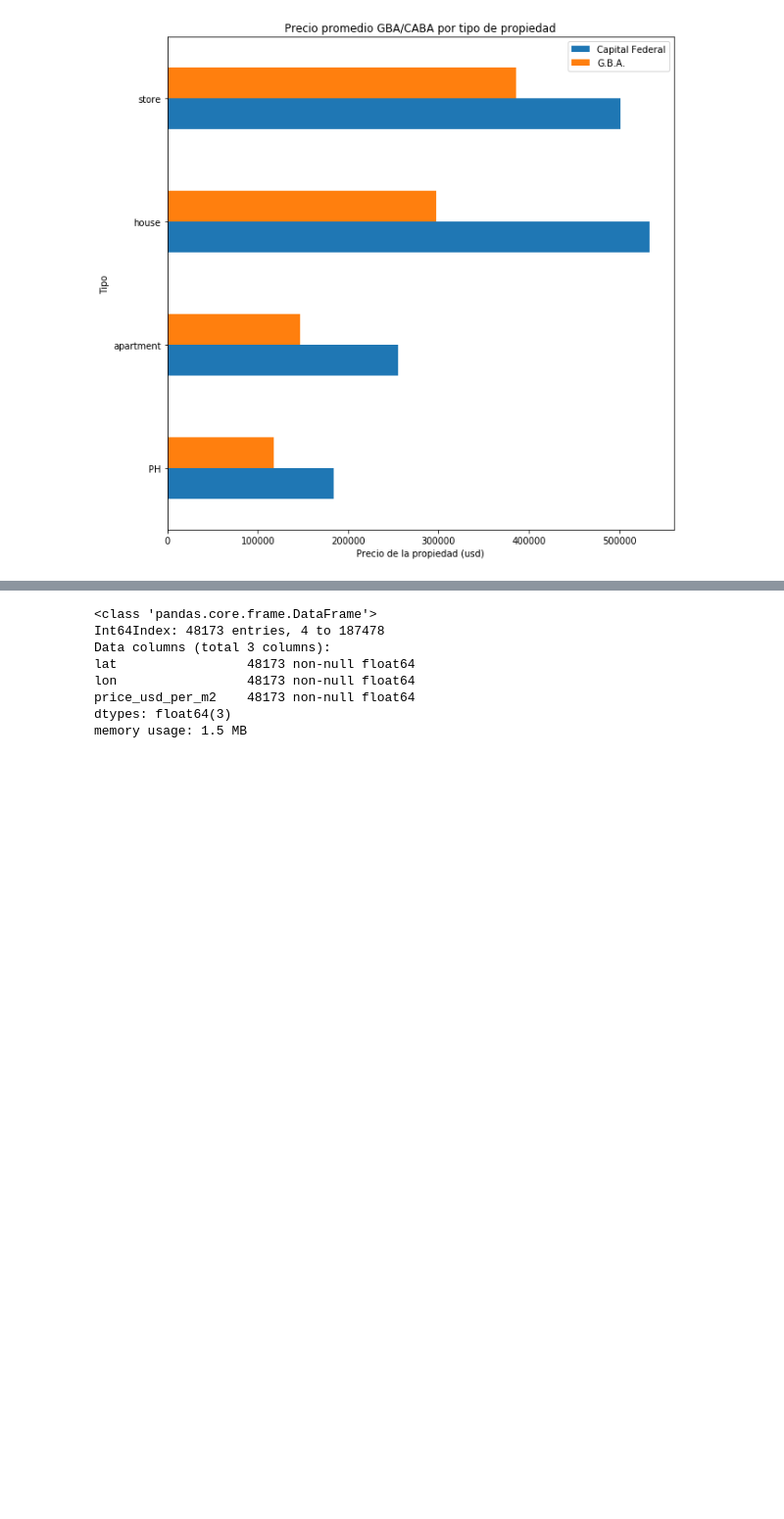
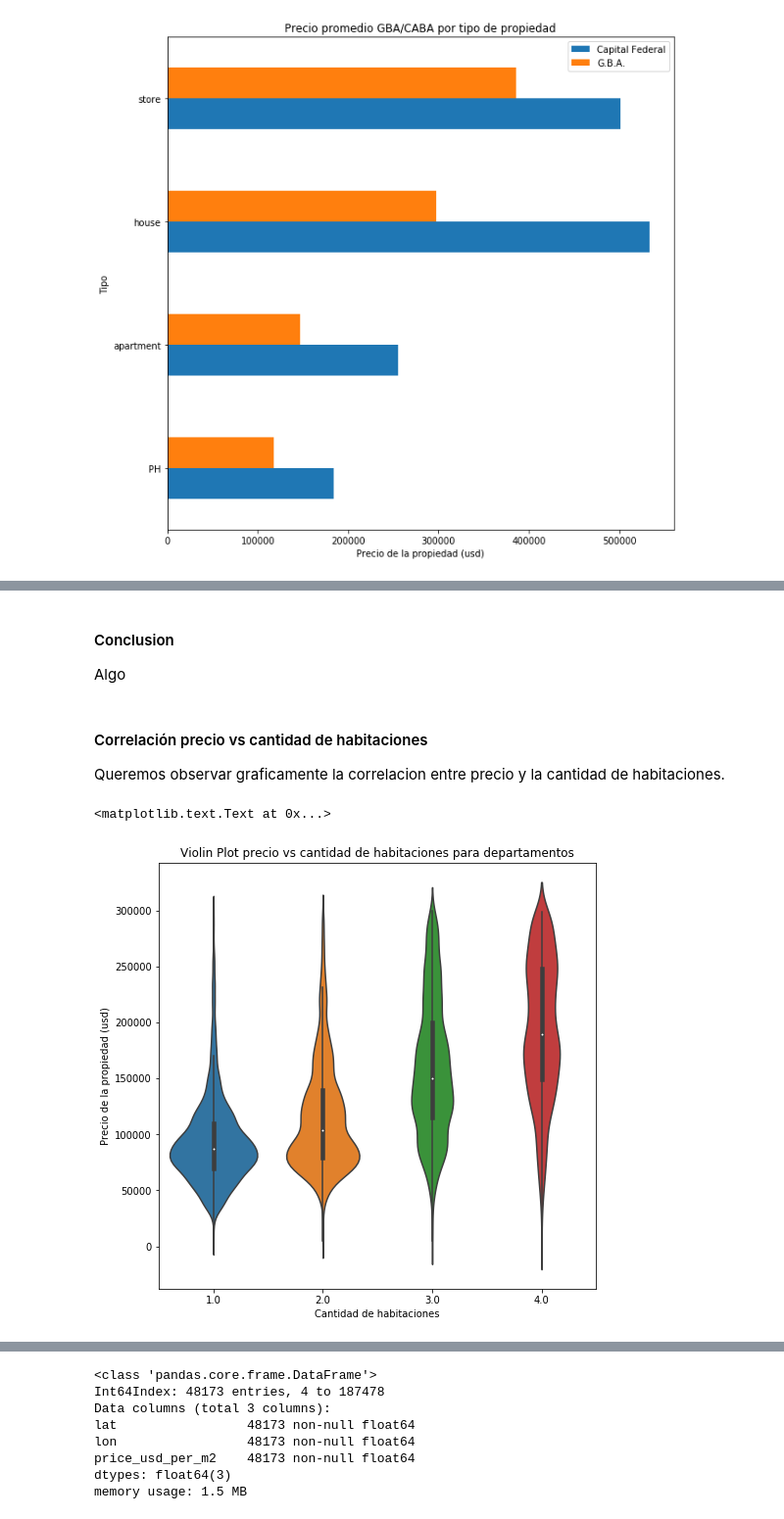
Before and after one commit to LucianoGiannotti/ProperatiDatosTP, a Jupyter notebook: Depuracion de datos.ipynb, the cells around one changed output, grey strips where cells are left out. Shown at 98% size. Cells and saved outputs as stored; diff of their text form; code cells hidden in the pictures; blank space fills up the shorter version.

```diff
--- a/Depuracion de datos.ipynb
+++ b/Depuracion de datos.ipynb
@@ -650,0 +632,17 @@ apartments_gba.loc[(data['surface_total_in_m2'] < 300) &(data['price_aprox_usd']
+# %% [markdown]
+#### Conclusion
+Algo
+# %% [markdown]
+#### Correlación precio vs cantidad de habitaciones
+Queremos observar graficamente la correlacion entre precio y la cantidad de habitaciones.
+# %%
+#Filtramos los datos para hacer al grafico apreciable
+aux = apartments.loc[(apartments['rooms'] > 0)&(apartments['rooms'] < 5) &(apartments['price_aprox_usd'] < 300000),['rooms', 'price_aprox_usd']]
+fig = plt.figure(figsize=(8,8))
+sns.violinplot(x='rooms', y='price_aprox_usd', data=aux)
+plt.title(u"Violin Plot precio vs cantidad de habitaciones para departamentos")
+plt.xlabel("Cantidad de habitaciones")
+plt.ylabel("Precio de la propiedad (usd)")
+# %% [output]
+<matplotlib.text.Text at 0x...>
+[figure, added]
```
Also changed, not shown: parts of 17 cells of this notebook.
